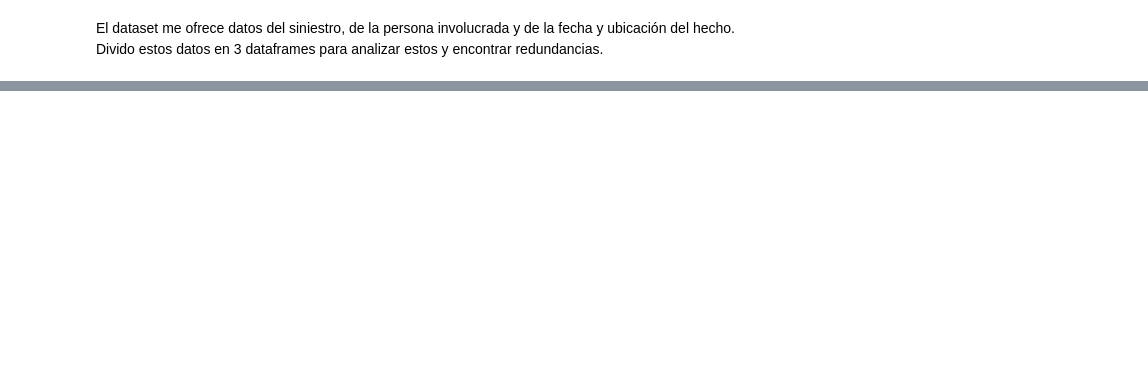
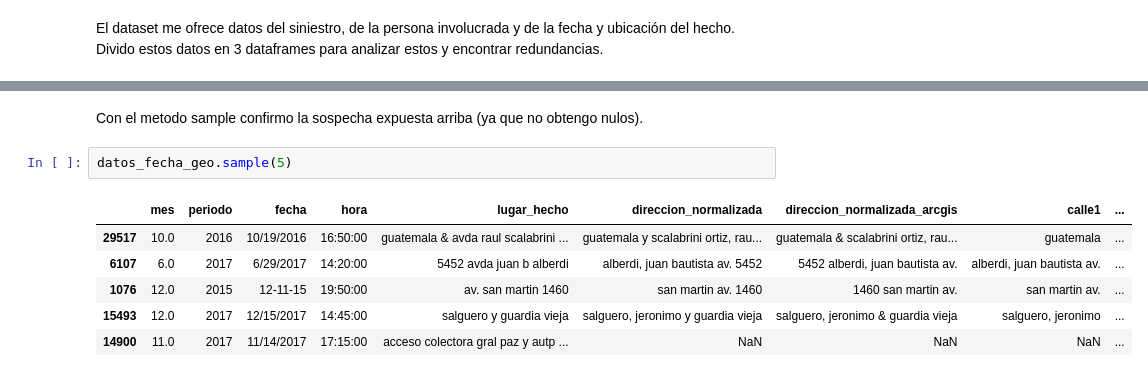
Before and after one commit to joakoracing/TP_CoderHouse, a Jupyter notebook: TP6- PRIMERA ENTREGA/Primera_entrega.ipynb, the cells around one changed output, grey strips where cells are left out. Saved outputs shown, nothing was run; the diff lists cells and outputs as text; blank space fills up the shorter version.

```diff
--- a/TP6- PRIMERA ENTREGA/Primera_entrega.ipynb
+++ b/TP6- PRIMERA ENTREGA/Primera_entrega.ipynb
@@ -48,0 +112,11 @@ El dataset me ofrece datos del siniestro, de la persona involucrada y de la fech
+# %% [markdown]
+Con el metodo sample confirmo la sospecha expuesta arriba (ya que no obtengo nulos).
+# %%
+datos_fecha_geo.sample(5)
+# %% [output]
+|  | mes | periodo | fecha | hora | lugar_hecho | direccion_normalizada | direccion_normalizada_arcgis | calle1 | ... |
+| 29517 | 10.0 | 2016 | 10/19/2016 | 16:50:00 | guatemala & avda raul scalabrini ... | guatemala y scalabrini ortiz, rau... | guatemala & scalabrini ortiz, rau... | guatemala | ... |
+| 6107 | 6.0 | 2017 | 6/29/2017 | 14:20:00 | 5452 avda juan b alberdi | alberdi, juan bautista av. 5452 | 5452 alberdi, juan bautista av. | alberdi, juan bautista av. | ... |
+| 1076 | 12.0 | 2015 | 12-11-15 | 19:50:00 | av. san martin 1460 | san martin av. 1460 | 1460 san martin av. | san martin av. | ... |
+| 15493 | 12.0 | 2017 | 12/15/2017 | 14:45:00 | salguero y guardia vieja | salguero, jeronimo y guardia vieja | salguero, jeronimo & guardia vieja | salguero, jeronimo | ... |
+| 14900 | 11.0 | 2017 | 11/14/2017 | 17:15:00 | acceso colectora gral paz y autp ... | NaN | NaN | NaN | ... |
```
Also changed, not shown: parts of 12 cells of this notebook.
